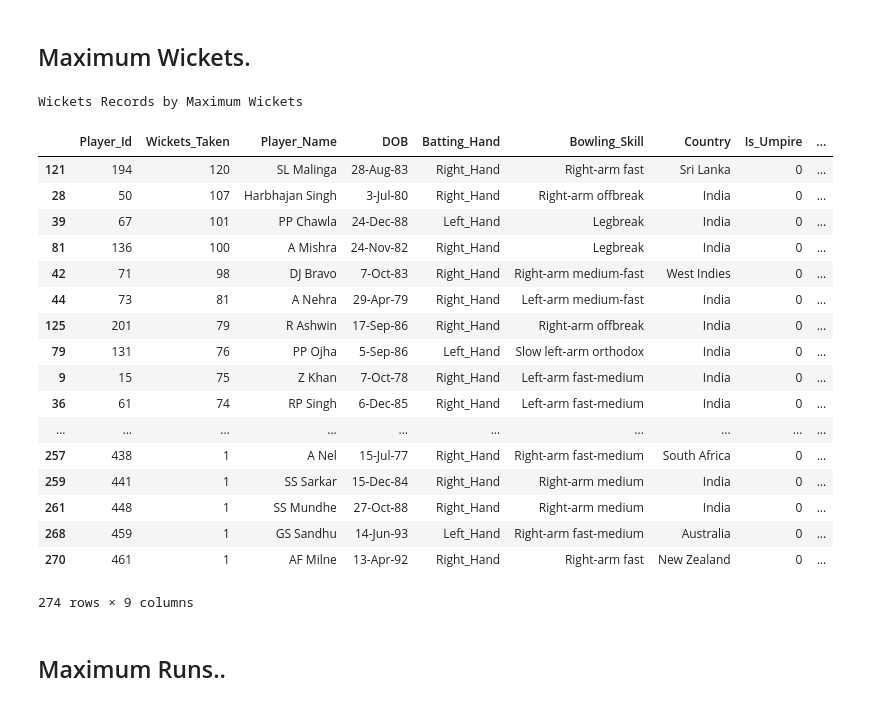
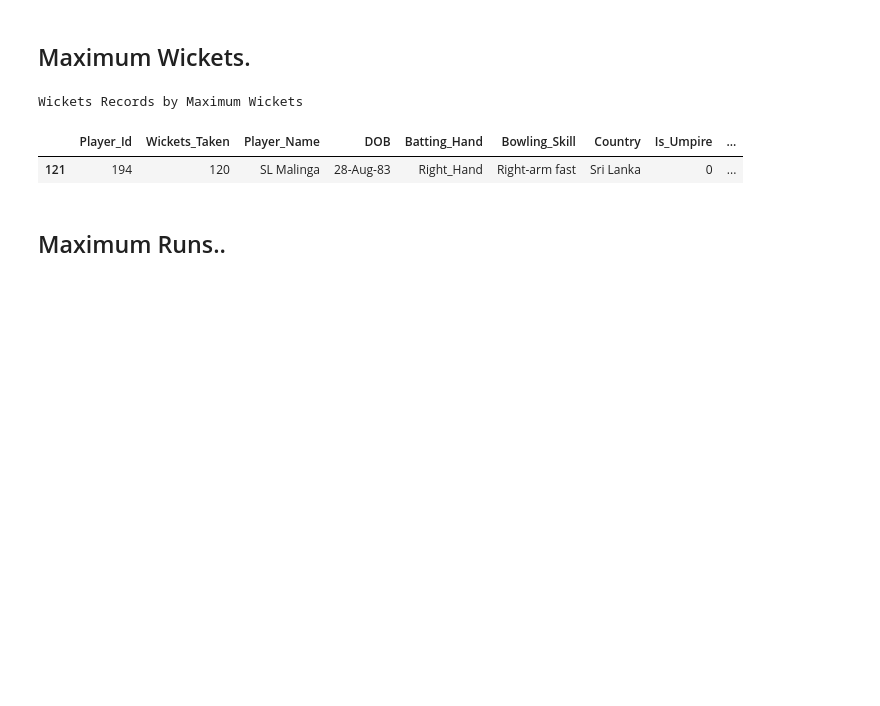
Before and after one commit to vkunal1996/IPL-Case-Study--Numpy-Pandas-, a Jupyter notebook: IPL Case Study Pandas.ipynb, the cells around one changed output. Cells and saved outputs as stored; diff of their text form; code cells hidden in the pictures; blank space fills up the shorter version.

```diff
--- a/IPL Case Study Pandas.ipynb
+++ b/IPL Case Study Pandas.ipynb
@@ -46,34 +47,18 @@ print(player_data.head(2))
 # %%
 wickets=balldata.groupby(['Bowler_Id'])
 wickets_taken=[]
 baller_id=[]
 for i, j in wickets:
     wickets_taken.append([i,len(j['Dissimal_Type'])])
 
 wickets_records=pd.DataFrame(wickets_taken,columns=['Player_Id','Wickets_Taken'])
 bowler_record=pd.merge(wickets_records,player_data,on='Player_Id',how='left')
 print('Wickets Records by Maximum Wickets')
-bowler_record.sort_values(by='Wickets_Taken',kind='mergesort',ascending=False)
+bowler_record.sort_values(by='Wickets_Taken',kind='mergesort',ascending=False).head(1)
 # %% [output]
 Wickets Records by Maximum Wickets
 |  | Player_Id | Wickets_Taken | Player_Name | DOB | Batting_Hand | Bowling_Skill | Country | Is_Umpire | ... |
 | 121 | 194 | 120 | SL Malinga | 28-Aug-83 | Right_Hand | Right-arm fast | Sri Lanka | 0 | ... |
-| 28 | 50 | 107 | Harbhajan Singh | 3-Jul-80 | Right_Hand | Right-arm offbreak | India | 0 | ... |
-| 39 | 67 | 101 | PP Chawla | 24-Dec-88 | Left_Hand | Legbreak | India | 0 | ... |
-| 81 | 136 | 100 | A Mishra | 24-Nov-82 | Right_Hand | Legbreak | India | 0 | ... |
-| 42 | 71 | 98 | DJ Bravo | 7-Oct-83 | Right_Hand | Right-arm medium-fast | West Indies | 0 | ... |
-| 44 | 73 | 81 | A Nehra | 29-Apr-79 | Right_Hand | Left-arm medium-fast | India | 0 | ... |
-| 125 | 201 | 79 | R Ashwin | 17-Sep-86 | Right_Hand | Right-arm offbreak | India | 0 | ... |
-| 79 | 131 | 76 | PP Ojha | 5-Sep-86 | Left_Hand | Slow left-arm orthodox | India | 0 | ... |
-| 9 | 15 | 75 | Z Khan | 7-Oct-78 | Right_Hand | Left-arm fast-medium | India | 0 | ... |
-| 36 | 61 | 74 | RP Singh | 6-Dec-85 | Right_Hand | Left-arm fast-medium | India | 0 | ... |
-| ... | ... | ... | ... | ... | ... | ... | ... | ... | ... |
-| 257 | 438 | 1 | A Nel | 15-Jul-77 | Right_Hand | Right-arm fast-medium | South Africa | 0 | ... |
-| 259 | 441 | 1 | SS Sarkar | 15-Dec-84 | Right_Hand | Right-arm medium | India | 0 | ... |
-| 261 | 448 | 1 | SS Mundhe | 27-Oct-88 | Right_Hand | Right-arm medium | India | 0 | ... |
-| 268 | 459 | 1 | GS Sandhu | 14-Jun-93 | Left_Hand | Right-arm fast-medium | Australia | 0 | ... |
-| 270 | 461 | 1 | AF Milne | 13-Apr-92 | Right_Hand | Right-arm fast | New Zealand | 0 | ... |
-274 rows × 9 columns
 # %% [markdown]
 ## Maximum Runs..
 # %%
```
Also changed, not shown: parts of 15 cells of this notebook.
